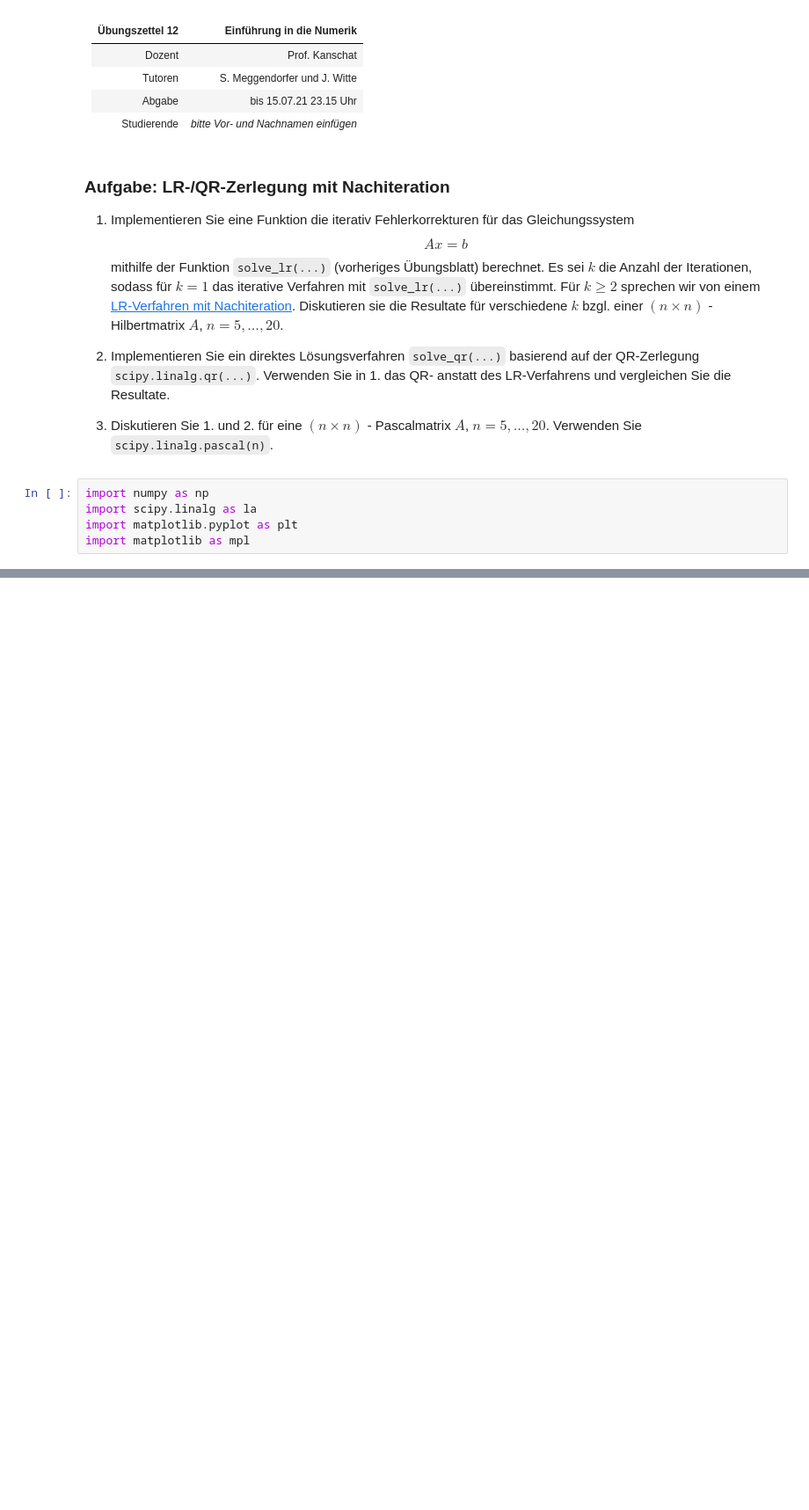
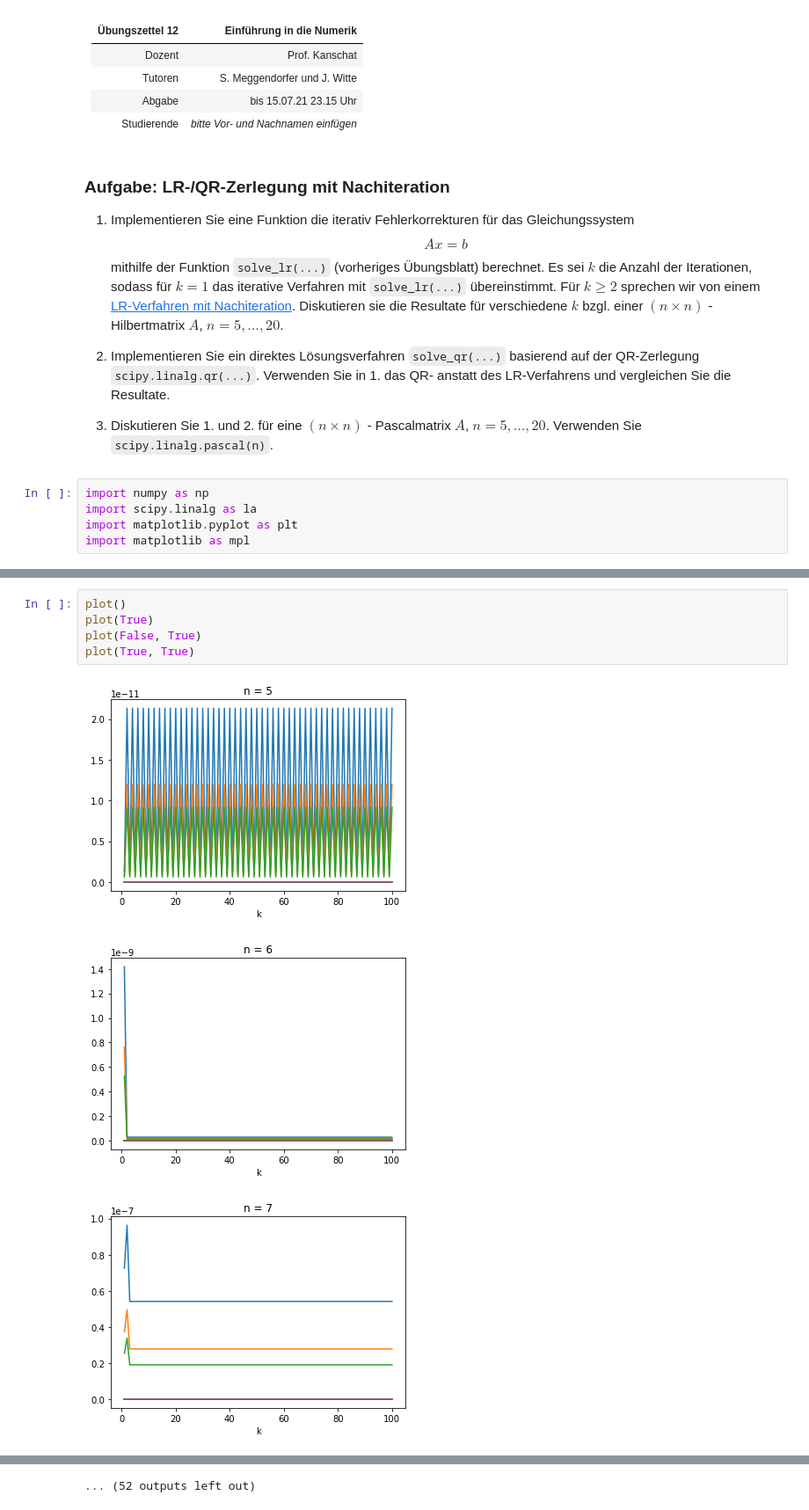
Before and after one commit to d-jakob/num0_pex, a Jupyter notebook: num0_ex12_DanielSchiller_ThomasBlankenburg_DennisJakob.ipynb, the cells around one changed output, grey strips where cells are left out. Shown at 88% size. Drawn from its saved outputs; the diff is of its cells as text; blank space fills up the shorter version.

```diff
--- a/num0_ex12_DanielSchiller_ThomasBlankenburg_DennisJakob.ipynb
+++ b/num0_ex12_DanielSchiller_ThomasBlankenburg_DennisJakob.ipynb
@@ -266,0 +75,9 @@ for i in range(0, 160, 16):
+# %%
+plot()
+plot(True)
+plot(False, True)
+plot(True, True)
+# %% [output]
+[figure, added]
+[figure, added]
+[figure, added]
@@ -266,0 +93 @@ for i in range(0, 160, 16):
+... (52 outputs left out)
```
Also changed, not shown: parts of 12 cells of this notebook.
